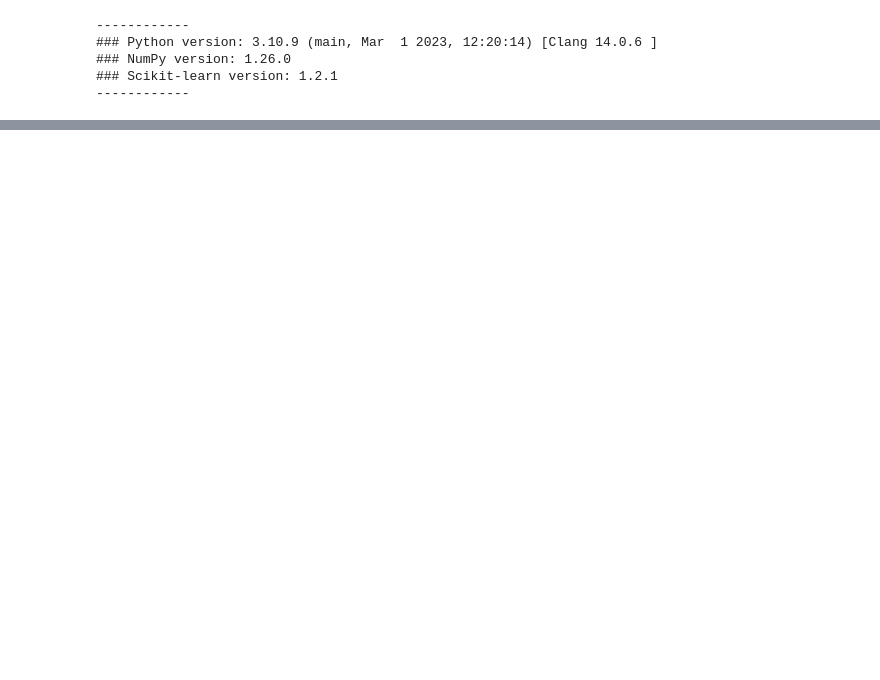
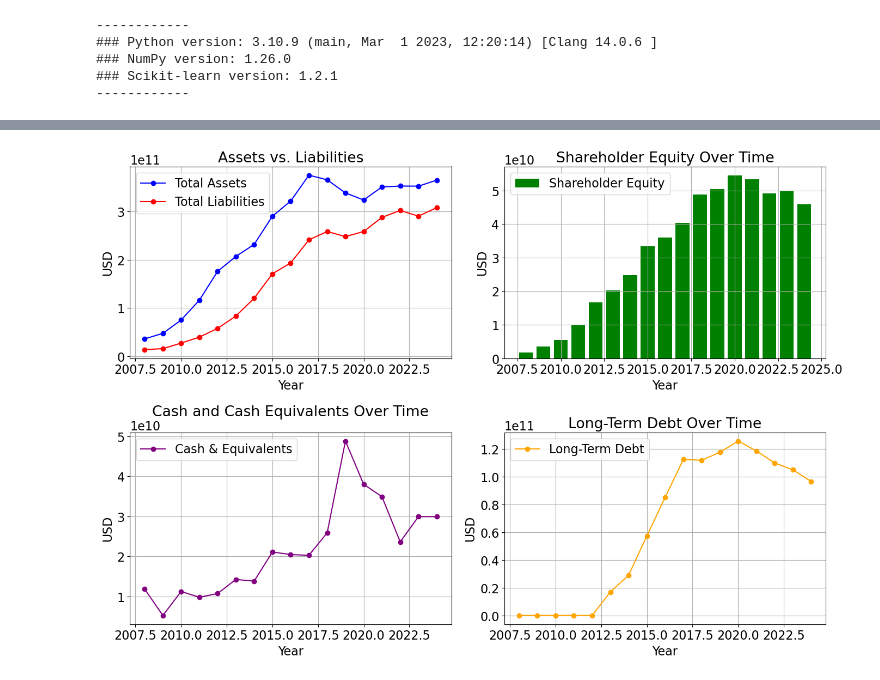
Before and after one commit to rsevilla333/SwampLocks, a Jupyter notebook: ML/ML_Model.ipynb, the cells around one changed output, grey strips where cells are left out. Cells and saved outputs as stored; diff of their text form; code cells hidden in the pictures; blank space fills up the shorter version.

```diff
--- a/ML/ML_Model.ipynb
+++ b/ML/ML_Model.ipynb
@@ -61,0 +86,47 @@ print(df.iloc[1]['balanceSheets'])  # Check AAPL's data
+# %%
+# https://swamplocksapi.azurewebsites.net/api/Financials
+aaplbsURL = 'https://swamplocksapi.azurewebsites.net/api/Financials/balancesheets/AAPL'
+r = requests.get(aaplbsURL)
+#print(r.json())
+df = pd.DataFrame(r.json())
+
+fig, axes = plt.subplots(2, 2, figsize=(14, 10))  # 2x2 grid of subplots
+
+# Plot 1: Total Assets vs. Total Liabilities
+axes[0, 0].plot(df['fiscalYear'], df['totalAssets'], marker='o', label='Total Assets', color='blue')
+axes[0, 0].plot(df['fiscalYear'], df['totalLiabilities'], marker='o', label='Total Liabilities', color='red')
+axes[0, 0].set_title('Assets vs. Liabilities')
+axes[0, 0].set_xlabel('Year')
+axes[0, 0].set_ylabel('USD')
+axes[0, 0].legend()
+axes[0, 0].grid(True)
+
+# Plot 2: Shareholder Equity
+axes[0, 1].bar(df['fiscalYear'], df['totalShareholderEquity'], color='green', label='Shareholder Equity')
+axes[0, 1].set_title('Shareholder Equity Over Time')
+axes[0, 1].set_xlabel('Year')
+axes[0, 1].set_ylabel('USD')
+axes[0, 1].legend()
+axes[0, 1].grid(True)
+
+# Plot 3: Cash and Cash Equivalents
+axes[1, 0].plot(df['fiscalYear'], df['cashAndCashEquivalents'], marker='o', label='Cash & Equivalents', color='purple')
+axes[1, 0].set_title('Cash and Cash Equivalents Over Time')
+axes[1, 0].set_xlabel('Year')
+axes[1, 0].set_ylabel('USD')
+axes[1, 0].legend()
+axes[1, 0].grid(True)
+
+# Plot 4: Long-Term Debt
+axes[1, 1].plot(df['fiscalYear'], df['longTermDebt'], marker='o', label='Long-Term Debt', color='orange')
+axes[1, 1].set_title('Long-Term Debt Over Time')
+axes[1, 1].set_xlabel('Year')
+axes[1, 1].set_ylabel('USD')
+axes[1, 1].legend()
+axes[1, 1].grid(True)
+
+# Adjust layout
+plt.tight_layout()
+plt.show()
+# %% [output]
+[figure, added]
```
Also changed, not shown: parts of 34 cells of this notebook.
